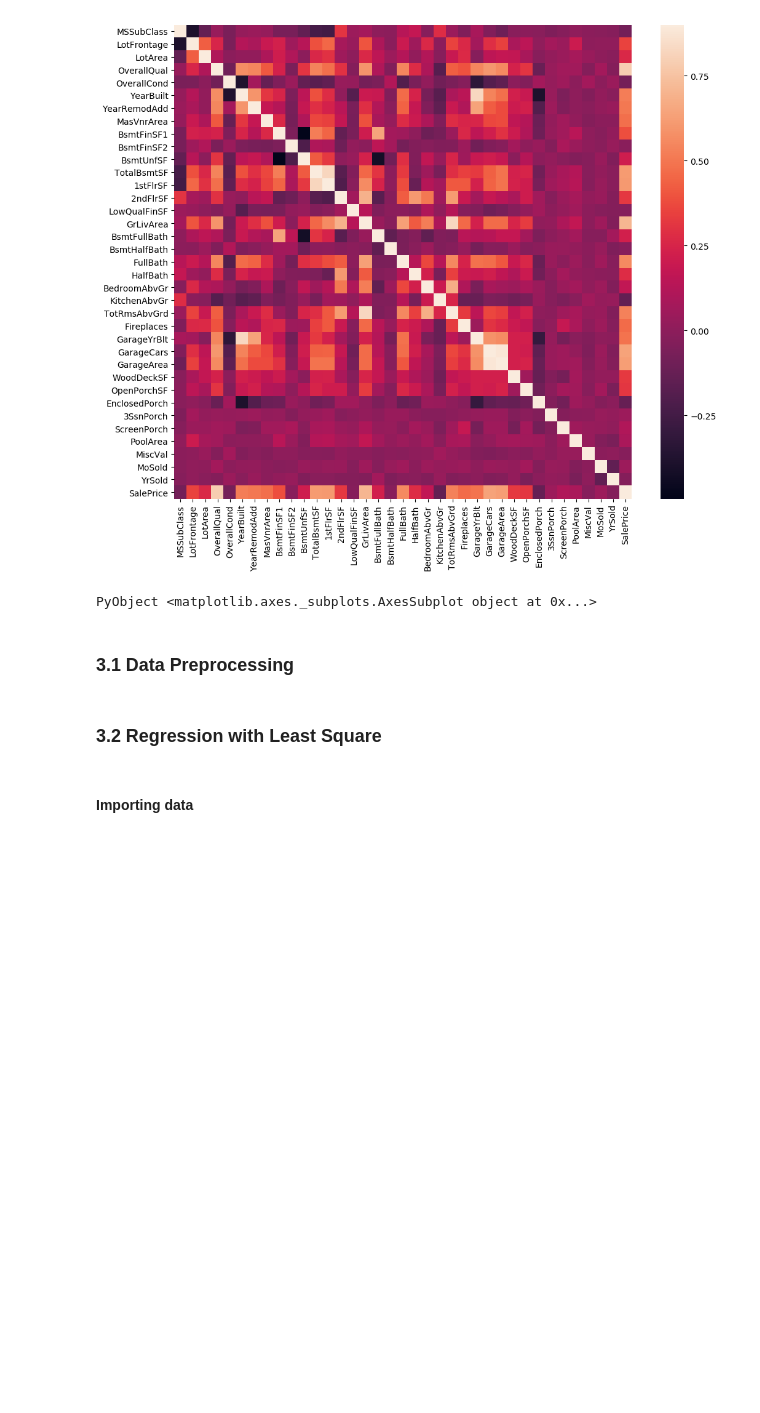
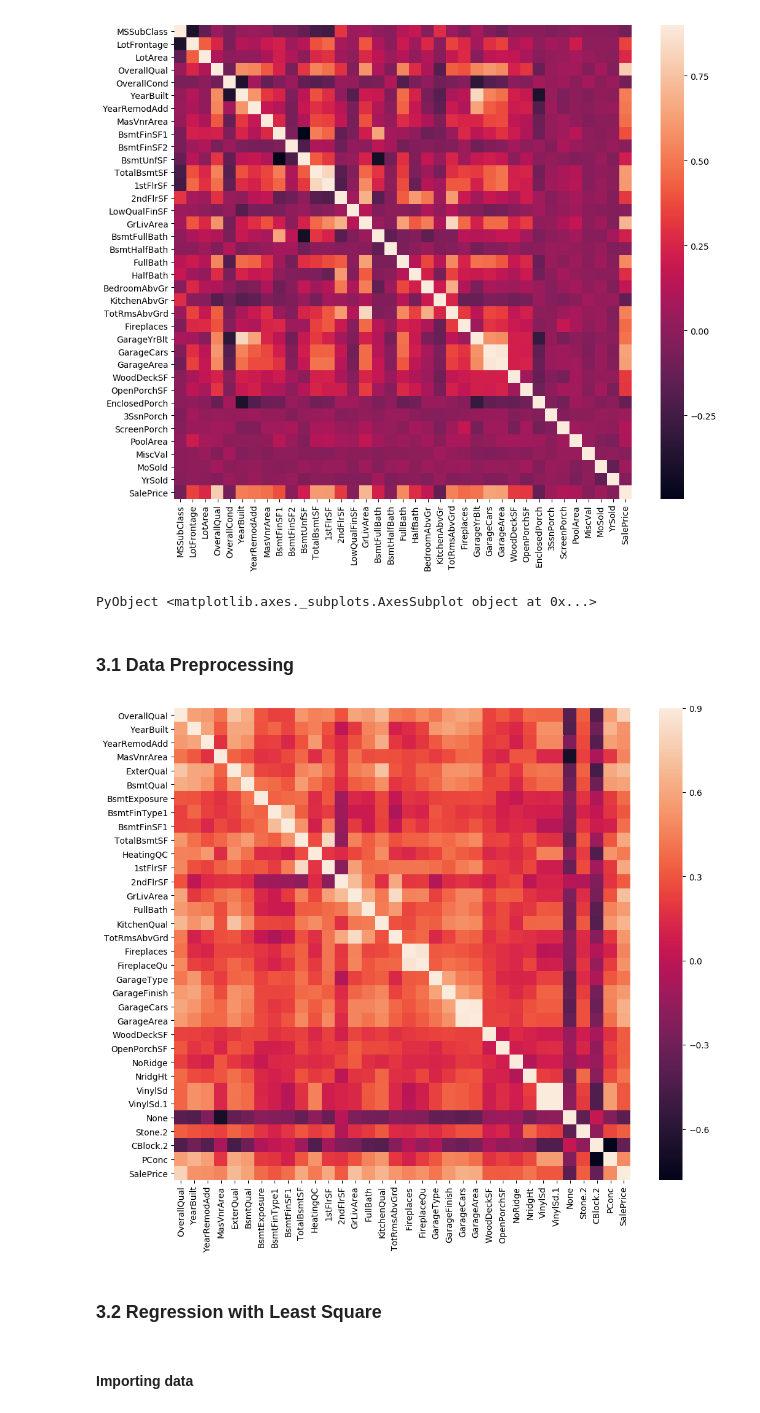
Before and after one commit to ysoo/predicting-house-prices, a Jupyter notebook: Final-Project.ipynb, the cells around one changed output. Saved outputs shown, nothing was run; the diff lists cells and outputs as text; code cells hidden in the pictures; blank space fills up the shorter version.

```diff
--- a/Final-Project.ipynb
+++ b/Final-Project.ipynb
@@ -467,6 +467,32 @@ for c in cols
 end
 
 train[:to_csv]("train-clean.csv")
+# %%
+using JuMP, PyCall, PyPlot
+@pyimport pandas as pd
+@pyimport seaborn as sns
+train = pd.read_csv("train-clean.csv")
+train = train[:drop](columns="Id")
+corrmat = train[:corr]();
+salePrice = corrmat["SalePrice"]
+
+index = 1
+li = corrmat[:columns][:values]
+
+for i in salePrice
+    if abs(i) < 0.3
+        train = train[:drop](columns = li[index])
+    end
+    index = index + 1
+end
+
+corrmat = train[:corr]();
+plt[:figure](figsize=(12,10))
+sns.heatmap(corrmat, vmax=0.9)
+
+train[:to_csv]("train-clean-2.csv")
+# %% [output]
+[figure, added]
 # %% [markdown]
 ### 3.2 Regression with Least Square
 # %% [markdown]
```
Also changed, not shown: 1 other file.
